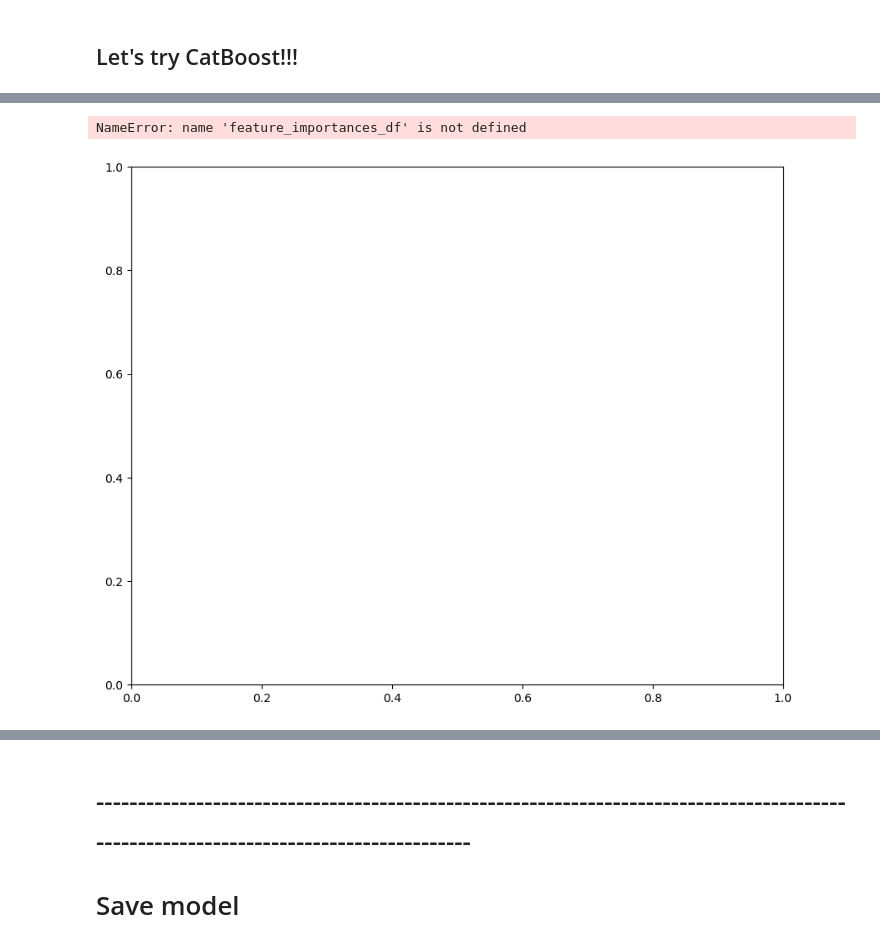
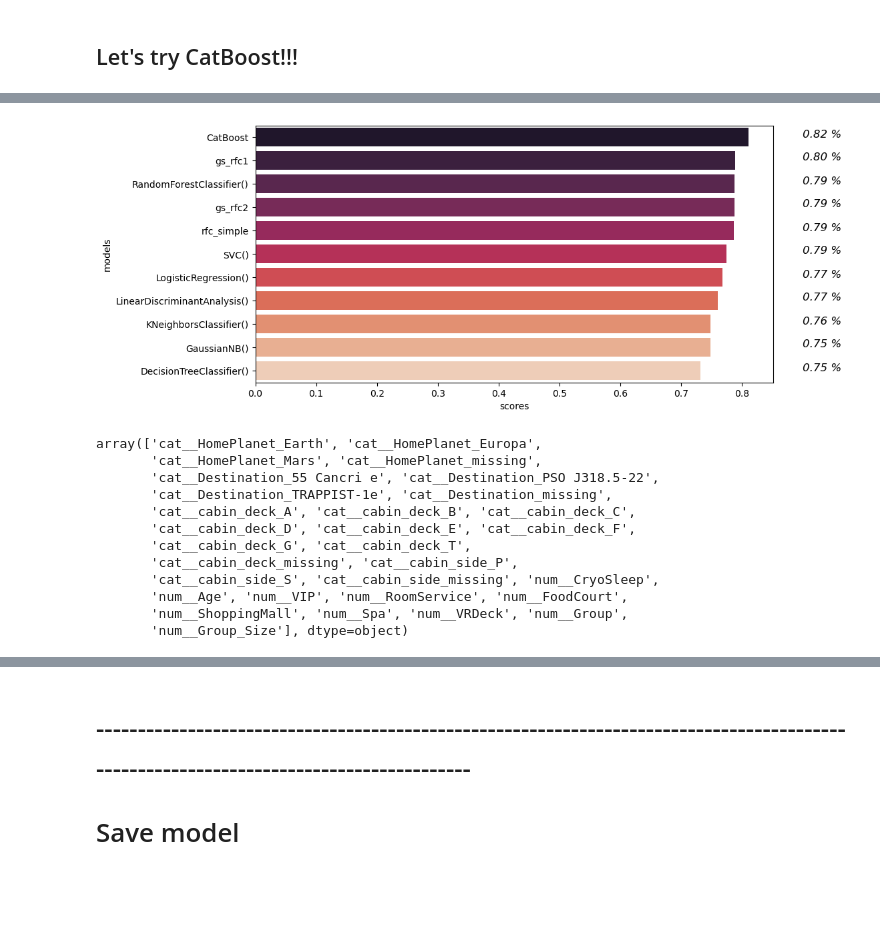
Before and after one commit to Manuelsierra95/data-science, a Jupyter notebook: Spaceship-Titanic/Spaceship Titanic.ipynb, the cells around one changed output, grey strips where cells are left out. Saved outputs shown, nothing was run; the diff lists cells and outputs as text; code cells hidden in the pictures; blank space fills up the shorter version.

```diff
--- a/Spaceship-Titanic/Spaceship Titanic.ipynb
+++ b/Spaceship-Titanic/Spaceship Titanic.ipynb
@@ -860,20 +860,3 @@ Increase the number of iterations (max_iter) or scale the data as shown in:
 Please also refer to the documentation for alternative solver options:
     https://scikit-learn.org/stable/modules/linear_model.html#logistic-regression
   n_iter_i = _check_optimize_result(
-# %%
-# Scores and comparation
-name_models = []
-score_models = []
-for key,val in models_scores.items():
-    name_models.append(val['name'])
-    score_models.append(val['score'])
-
-temp_df = pd.DataFrame({'models': name_models, 'scores': score_models})
-fig, axes = plt.subplots(ncols=1, nrows=1, figsize=(10,5))
-ax1 = sns.barplot(data=temp_df.sort_values(by='scores', ascending=False), y='models', x='scores', orient='h', errorbar=None, palette='rocket')
-for bar in range(len(ax1.patches)):
-    ax1.text(x=0.85,
-            y=bar,
-            s=f"{temp_df['scores'].iloc[bar]:.2f} %",
-            fontsize=12)
-plt.show()
@@ -1131,10 +990,35 @@ feature_importances_df
-# %%
-# feature importance plot
-fig, ax = plt.subplots(ncols=1, nrows=1, figsize=(10,8))
-ax1 = sns.barplot(data=pd.melt(feature_importances_df.reset_index(), id_vars='index'), y='variable', x='value', hue='index', orient='h')
-handles, _ = ax1.get_legend_handles_labels()
-ax1.legend(handles, ['RFC', 'CatBoost'], loc="best")
-plt.show()
-# %% [output]
-NameError: name 'feature_importances_df' is not defined
-[figure, removed]
+# %%
+# Scores and comparation
+name_models = []
+score_models = []
+for key,val in models_scores.items():
+    name_models.append(val['name'])
+    score_models.append(val['score'])
+
+temp_df = pd.DataFrame({'models': name_models, 'scores': score_models})
+fig, axes = plt.subplots(ncols=1, nrows=1, figsize=(10,5))
+ax1 = sns.barplot(data=temp_df.sort_values(by='scores', ascending=False), y='models', x='scores', orient='h', errorbar=None, palette='rocket')
+for bar in range(len(ax1.patches)):
+    ax1.text(x=0.9,
+            y=bar,
+            s=f"{temp_df['scores'].sort_values(ascending=False).iloc[bar]:.2f} %",
+            fontstyle='oblique',
+            fontsize=12)
+plt.show()
+# %% [output]
+[figure, new version]
+# %%
+preprocessor.get_feature_names_out()
+# %% [output]
+array(['cat__HomePlanet_Earth', 'cat__HomePlanet_Europa',
+       'cat__HomePlanet_Mars', 'cat__HomePlanet_missing',
+       'cat__Destination_55 Cancri e', 'cat__Destination_PSO J318.5-22',
+       'cat__Destination_TRAPPIST-1e', 'cat__Destination_missing',
+       'cat__cabin_deck_A', 'cat__cabin_deck_B', 'cat__cabin_deck_C',
+       'cat__cabin_deck_D', 'cat__cabin_deck_E', 'cat__cabin_deck_F',
+       'cat__cabin_deck_G', 'cat__cabin_deck_T',
+       'cat__cabin_deck_missing', 'cat__cabin_side_P',
+       'cat__cabin_side_S', 'cat__cabin_side_missing', 'num__CryoSleep',
+       'num__Age', 'num__VIP', 'num__RoomService', 'num__FoodCourt',
+       'num__ShoppingMall', 'num__Spa', 'num__VRDeck', 'num__Group',
+       'num__Group_Size'], dtype=object)
```
Also changed, not shown: parts of 28 cells of this notebook, 6 other files.
